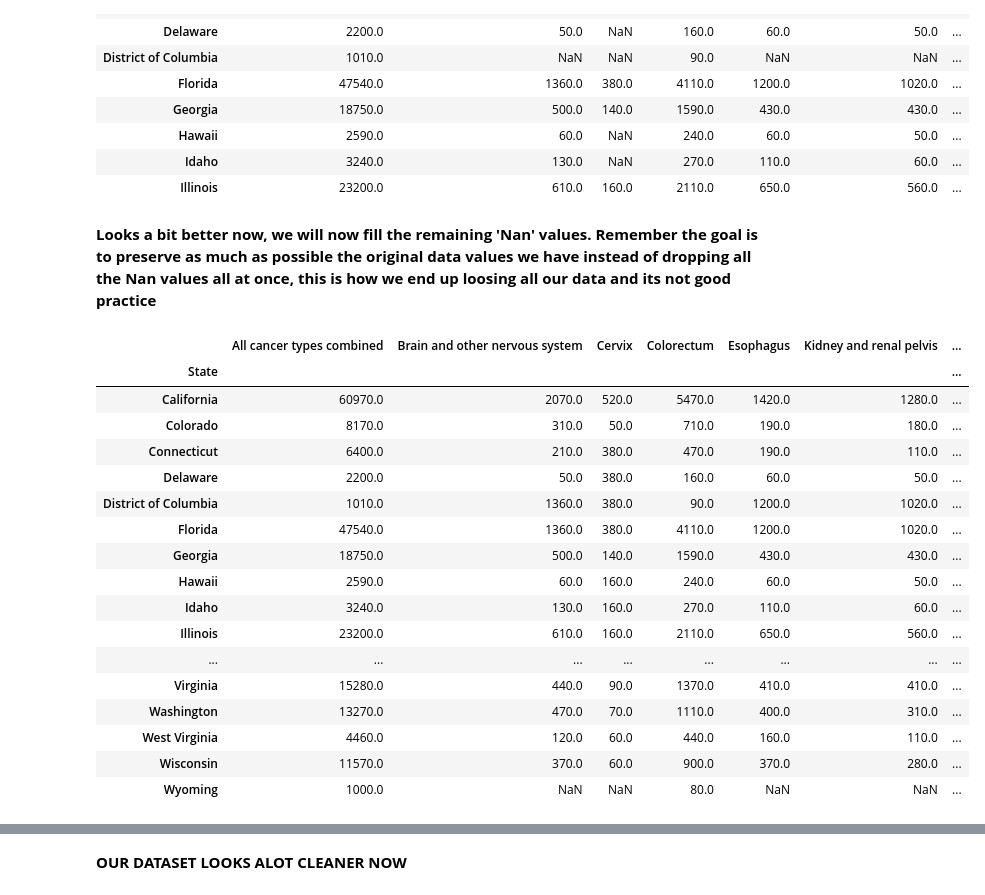
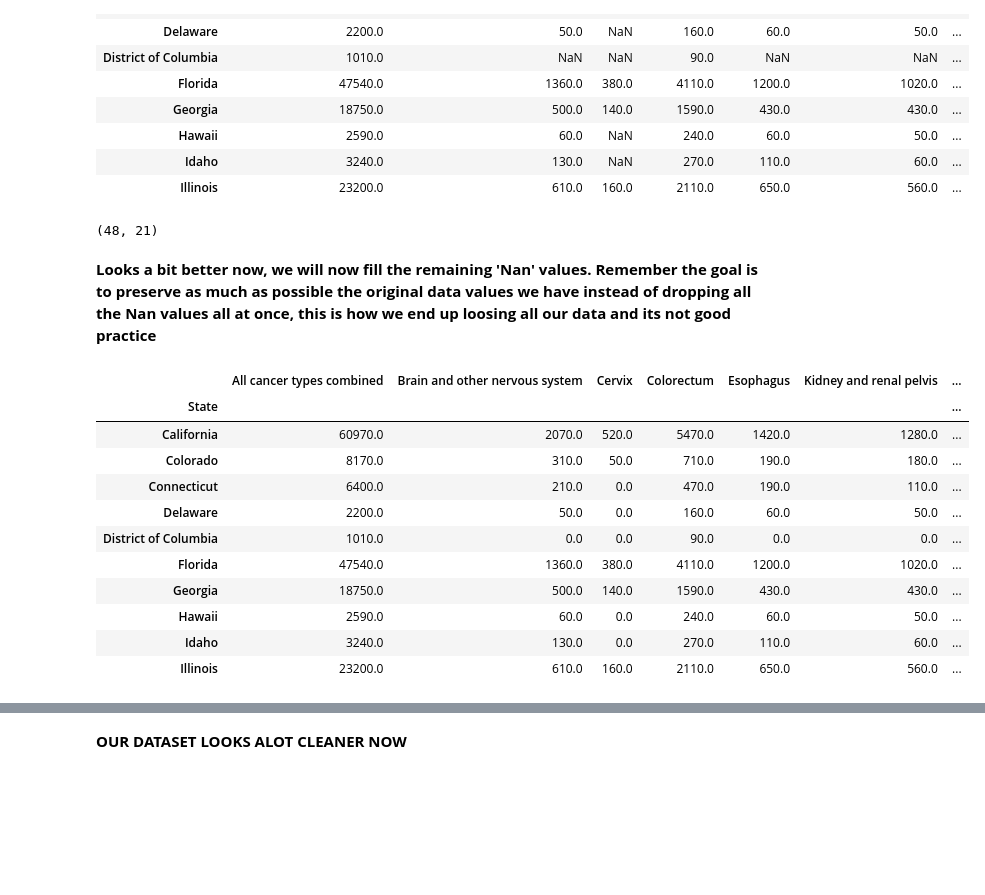
Before and after one commit to nderitu-ndegwa/DSFT14_Grp2_Wk5, a Jupyter notebook: python_notebook2.ipynb, the cells around one changed output, grey strips where cells are left out. Drawn from its saved outputs; the diff is of its cells as text; code cells hidden in the pictures; blank space fills up the shorter version.

```diff
--- a/python_notebook2.ipynb
+++ b/python_notebook2.ipynb
@@ -452,31 +490,29 @@ New_death_estimate_df.head(10)
 | Hawaii | 2590.0 | 60.0 | NaN | 240.0 | 60.0 | 50.0 | ... |
 | Idaho | 3240.0 | 130.0 | NaN | 270.0 | 110.0 | 60.0 | ... |
 | Illinois | 23200.0 | 610.0 | 160.0 | 2110.0 | 650.0 | 560.0 | ... |
+# %%
+New_death_estimate_df.shape
+# %% [output]
+(48, 21)
 # %% [markdown]
 **Looks a bit better now, we will now fill the remaining 'Nan' values. Remember the goal is to preserve as much as possible the original data values we have instead of dropping all the Nan values all at once, this is how we end up loosing all our data and its not good practice**
 # %%
 
 #FILLING REMAINING 'NaN' VALUES
 #We will use a Backward fill and a Forward Fill simultaneously to ensure no Nan values are left
 
-#FIRST THE BACKWARD FILL
-New_death_estimate_df.fillna(method='bfill')
+New_death_estimate_df.fillna(0,inplace=True)
+New_death_estimate_df.head(10)
 # %% [output]
 |  | All cancer types combined | Brain and other nervous system | Cervix | Colorectum | Esophagus | Kidney and renal pelvis | ... |
 | State |  |  |  |  |  |  | ... |
 | California | 60970.0 | 2070.0 | 520.0 | 5470.0 | 1420.0 | 1280.0 | ... |
 | Colorado | 8170.0 | 310.0 | 50.0 | 710.0 | 190.0 | 180.0 | ... |
-| Connecticut | 6400.0 | 210.0 | 380.0 | 470.0 | 190.0 | 110.0 | ... |
-| Delaware | 2200.0 | 50.0 | 380.0 | 160.0 | 60.0 | 50.0 | ... |
-| District of Columbia | 1010.0 | 1360.0 | 380.0 | 90.0 | 1200.0 | 1020.0 | ... |
+| Connecticut | 6400.0 | 210.0 | 0.0 | 470.0 | 190.0 | 110.0 | ... |
+| Delaware | 2200.0 | 50.0 | 0.0 | 160.0 | 60.0 | 50.0 | ... |
+| District of Columbia | 1010.0 | 0.0 | 0.0 | 90.0 | 0.0 | 0.0 | ... |
 | Florida | 47540.0 | 1360.0 | 380.0 | 4110.0 | 1200.0 | 1020.0 | ... |
 | Georgia | 18750.0 | 500.0 | 140.0 | 1590.0 | 430.0 | 430.0 | ... |
-| Hawaii | 2590.0 | 60.0 | 160.0 | 240.0 | 60.0 | 50.0 | ... |
-| Idaho | 3240.0 | 130.0 | 160.0 | 270.0 | 110.0 | 60.0 | ... |
+| Hawaii | 2590.0 | 60.0 | 0.0 | 240.0 | 60.0 | 50.0 | ... |
+| Idaho | 3240.0 | 130.0 | 0.0 | 270.0 | 110.0 | 60.0 | ... |
 | Illinois | 23200.0 | 610.0 | 160.0 | 2110.0 | 650.0 | 560.0 | ... |
-| ... | ... | ... | ... | ... | ... | ... | ... |
-| Virginia | 15280.0 | 440.0 | 90.0 | 1370.0 | 410.0 | 410.0 | ... |
-| Washington | 13270.0 | 470.0 | 70.0 | 1110.0 | 400.0 | 310.0 | ... |
-| West Virginia | 4460.0 | 120.0 | 60.0 | 440.0 | 160.0 | 110.0 | ... |
-| Wisconsin | 11570.0 | 370.0 | 60.0 | 900.0 | 370.0 | 280.0 | ... |
-| Wyoming | 1000.0 | NaN | NaN | 80.0 | NaN | NaN | ... |
```
Also changed, not shown: parts of 45 cells of this notebook.
